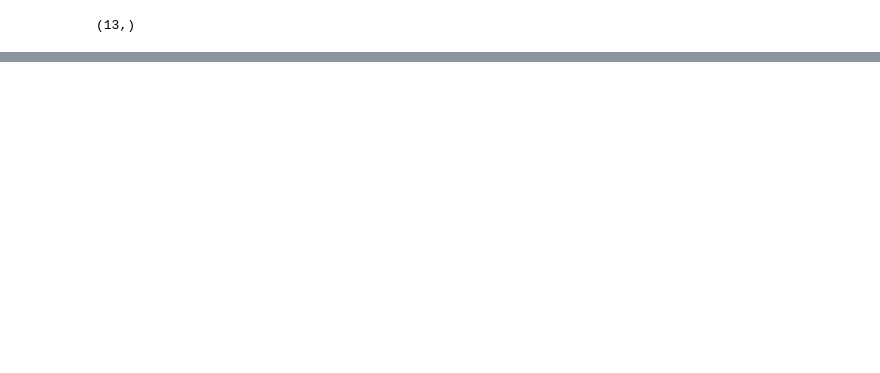
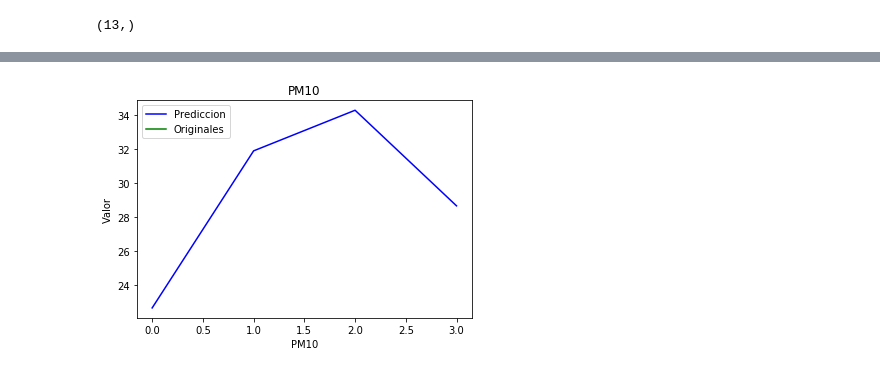
Before and after one commit to cchaparro/LTSM_Cali, a Jupyter notebook: Evaluacion/Evaluacion-flora_porcentaje.ipynb, the cells around one changed output, grey strips where cells are left out. Saved outputs shown, nothing was run; the diff lists cells and outputs as text; code cells hidden in the pictures; blank space fills up the shorter version.

```diff
--- a/Evaluacion/Evaluacion-flora_porcentaje.ipynb
+++ b/Evaluacion/Evaluacion-flora_porcentaje.ipynb
@@ -173,0 +153,8 @@ salida=ejecutar_prueba_modelo(dataOriginal[30:36])
+# %%
+
+rango_inferior =31
+rango_superior =35
+salida=ejecutar_prueba_modelo(dataOriginal[rango_inferior:rango_superior])
+graficar_datos(salida, dataOriginalPM10.iloc[rango_inferior:rango_superior, 1].values)
+# %% [output]
+[figure, added]
```
Also changed, not shown: parts of 14 cells of this notebook, 2 other files.
